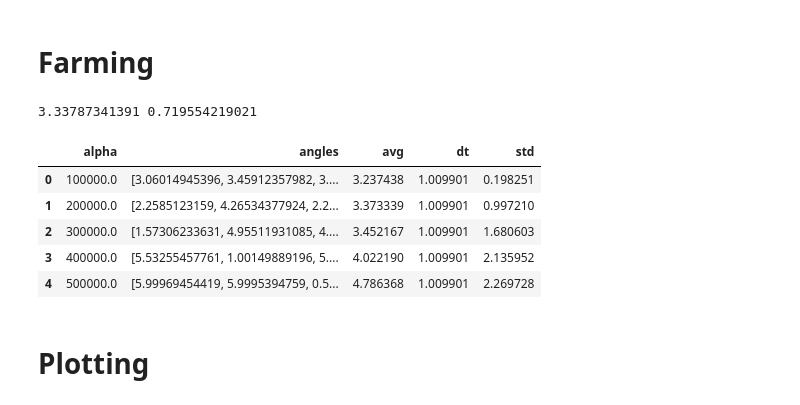
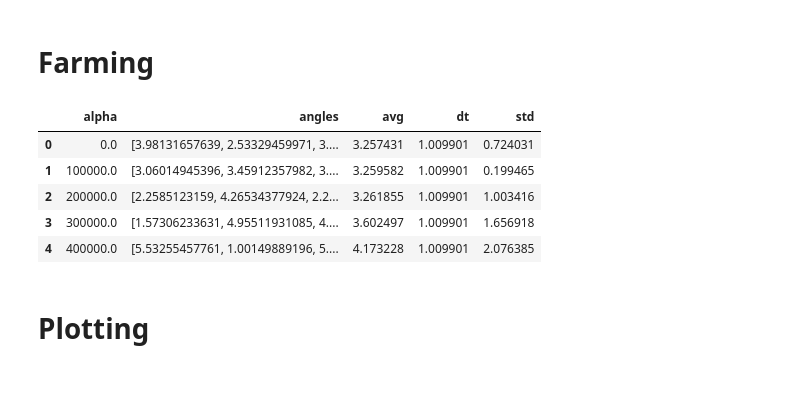
Before and after one commit to ckoerber/mercury-numerical, a Jupyter notebook: analysis/Figures.ipynb, the cells around one changed output. Drawn from its saved outputs; the diff is of its cells as text; code cells hidden in the pictures.

```diff
--- a/analysis/Figures.ipynb
+++ b/analysis/Figures.ipynb
@@ -54,7 +63,7 @@ def get_delta_Theta(alpha, dt):
     Mvel = vec_vM0
 
     # find perihelion for each turn an print it out
-    while turns < max_turns:
+    while turns <= max_turns:
         vec_r_before_last = vec_r_last
         vec_r_last        = vector(Mpos)
         # update the velocity and position
@@ -81,40 +90,36 @@ def get_delta_Theta(alpha, dt):
     return np.array(list_angle)
 # %% [markdown]
 # Farming
-# %%
-angles=get_delta_Theta(0, dt0)
-print np.average(angles), np.std(angles)
-# %% [output]
-3.33787341391 0.719554219021
 # %%
 dt_steps = [dt0/n for n in [1,2,5,10,20,50,100]]
 alphas   = np.linspace(1.e5, 1.e6, 10)
+alphas   = np.insert(alphas, [0], [0])
 
 data = list()
 
 for dt in dt_steps:
     for alpha in alphas:
 
         angles = get_delta_Theta(alpha, dt)
 
         data.append({
             "dt": dt,
             "alpha": alpha,
             "avg": np.average(angles),
             "std": np.std(angles),
             "angles": angles,
         })
 
 
 df = pd.DataFrame(data)
 df.head()
 # %% [output]
 |  | alpha | angles | avg | dt | std |
-| 0 | 100000.0 | [3.06014945396, 3.45912357982, 3.... | 3.237438 | 1.009901 | 0.198251 |
-| 1 | 200000.0 | [2.2585123159, 4.26534377924, 2.2... | 3.373339 | 1.009901 | 0.997210 |
-| 2 | 300000.0 | [1.57306233631, 4.95511931085, 4.... | 3.452167 | 1.009901 | 1.680603 |
-| 3 | 400000.0 | [5.53255457761, 1.00149889196, 5.... | 4.022190 | 1.009901 | 2.135952 |
-| 4 | 500000.0 | [5.99969454419, 5.9995394759, 0.5... | 4.786368 | 1.009901 | 2.269728 |
+| 0 | 0.0 | [3.98131657639, 2.53329459971, 3.... | 3.257431 | 1.009901 | 0.724031 |
+| 1 | 100000.0 | [3.06014945396, 3.45912357982, 3.... | 3.259582 | 1.009901 | 0.199465 |
+| 2 | 200000.0 | [2.2585123159, 4.26534377924, 2.2... | 3.261855 | 1.009901 | 1.003416 |
+| 3 | 300000.0 | [1.57306233631, 4.95511931085, 4.... | 3.602497 | 1.009901 | 1.656918 |
+| 4 | 400000.0 | [5.53255457761, 1.00149889196, 5.... | 4.173228 | 1.009901 | 2.076385 |
 # %% [markdown]
 # Plotting
 # %%
```
Also changed, not shown: parts of 3 cells of this notebook, 2 other files.
